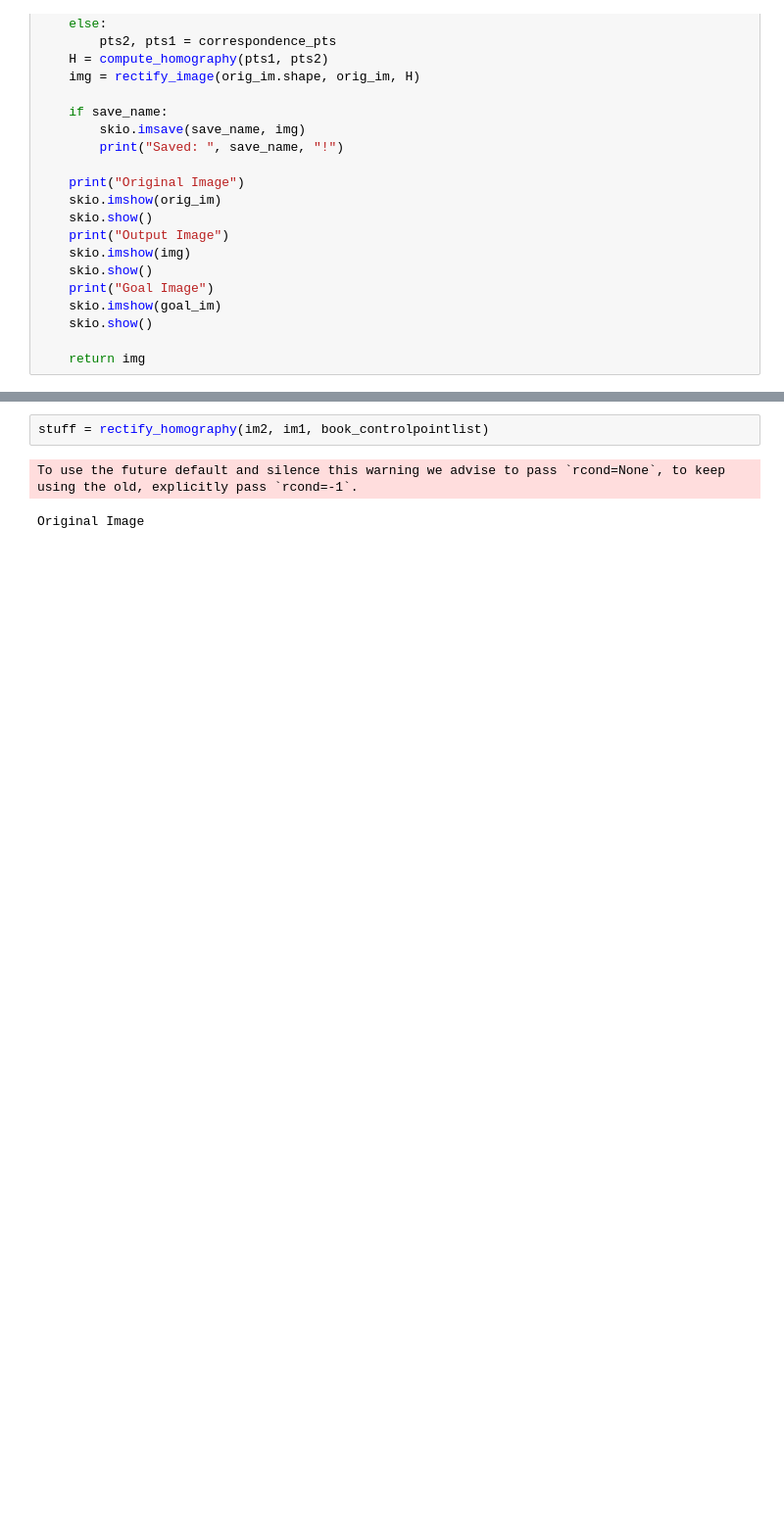
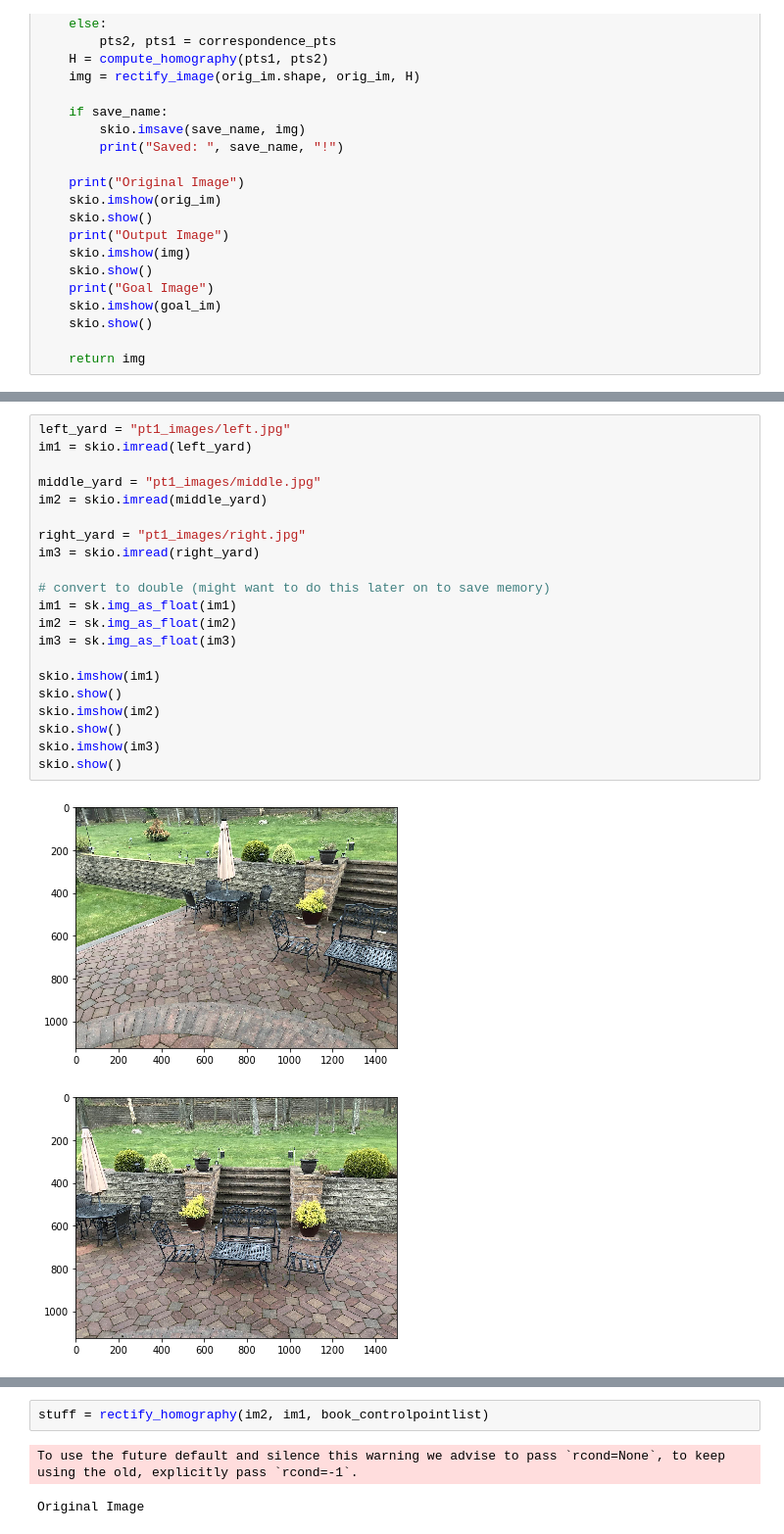
Before and after one commit to Nalin-Chopra/cs194-proj5, a Jupyter notebook: Project 5 - Image Warping and Mosaics.ipynb, the cells around one changed output, grey strips where cells are left out. Shown at 98% size. Saved outputs shown, nothing was run; the diff lists cells and outputs as text; blank space fills up the shorter version.

```diff
--- a/Project 5 - Image Warping and Mosaics.ipynb
+++ b/Project 5 - Image Warping and Mosaics.ipynb
@@ -191,0 +414,24 @@ def rectify_homography(goal_im, orig_im, controlpointlist, flip=False, save_name
+# %%
+left_yard = "pt1_images/left.jpg"
+im1 = skio.imread(left_yard)
+
+middle_yard = "pt1_images/middle.jpg"
+im2 = skio.imread(middle_yard)
+
+right_yard = "pt1_images/right.jpg"
+im3 = skio.imread(right_yard)
+
+# convert to double (might want to do this later on to save memory)
+im1 = sk.img_as_float(im1)
+im2 = sk.img_as_float(im2)
+im3 = sk.img_as_float(im3)
+
+skio.imshow(im1)
+skio.show()
+skio.imshow(im2)
+skio.show()
+skio.imshow(im3)
+skio.show()
+# %% [output]
+[figure, added]
+[figure, added]
```
Also changed, not shown: parts of 24 cells of this notebook.
